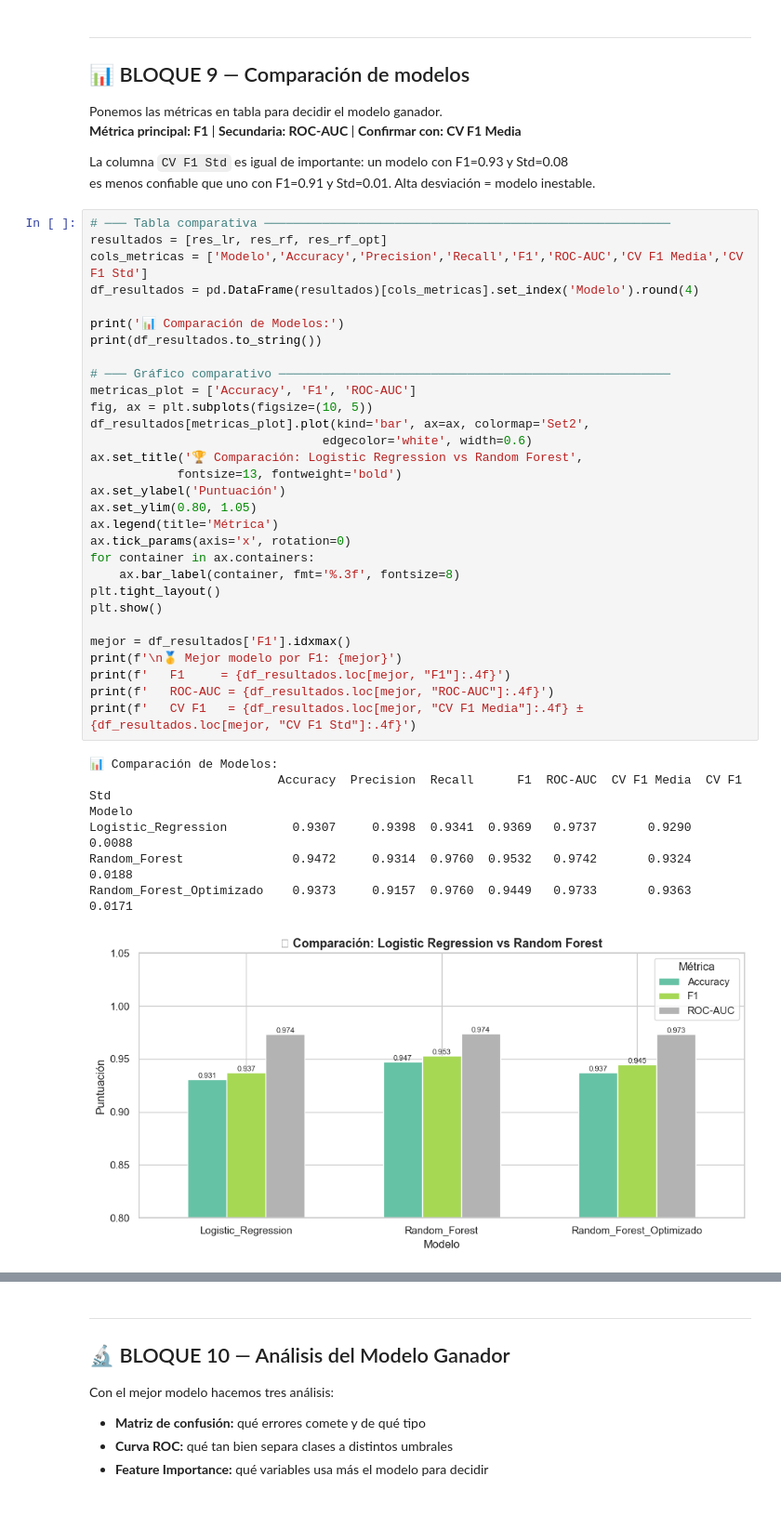
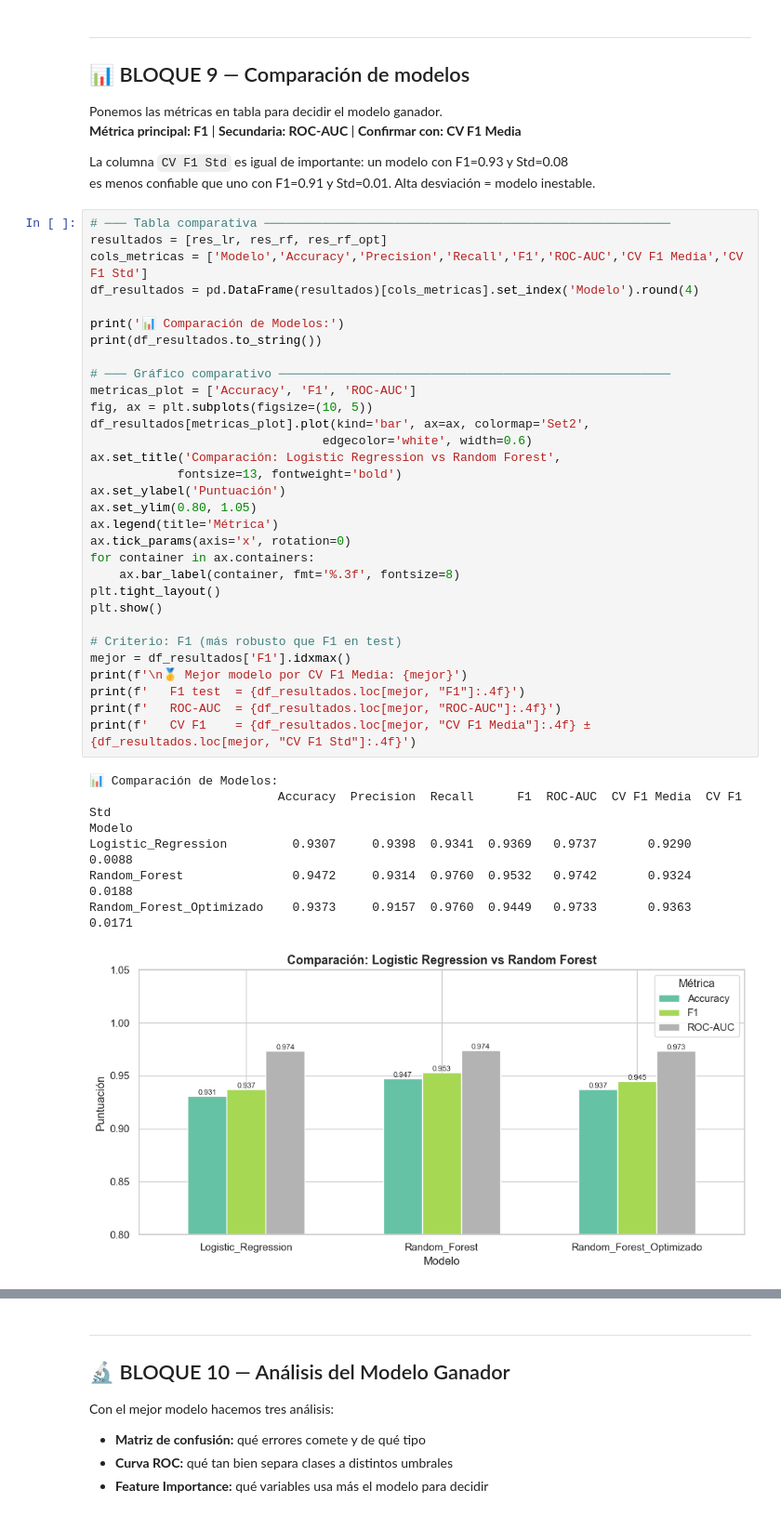
Before and after one commit to Bootcamp-IA-P6/Proyecto6_Grupo1, a Jupyter notebook: notebooks/3_preprocessing_modeling_Jonathan.ipynb, the cells around one changed output, grey strips where cells are left out. Shown at 93% size. Cells and saved outputs as stored; diff of their text form.

```diff
--- a/notebooks/3_preprocessing_modeling_Jonathan.ipynb
+++ b/notebooks/3_preprocessing_modeling_Jonathan.ipynb
@@ -727,36 +727,37 @@ es menos confiable que uno con F1=0.91 y Std=0.01. Alta desviación = modelo ine
 resultados = [res_lr, res_rf, res_rf_opt]
 cols_metricas = ['Modelo','Accuracy','Precision','Recall','F1','ROC-AUC','CV F1 Media','CV F1 Std']
 df_resultados = pd.DataFrame(resultados)[cols_metricas].set_index('Modelo').round(4)
 
 print('📊 Comparación de Modelos:')
 print(df_resultados.to_string())
 
 # ─── Gráfico comparativo ──────────────────────────────────────────────────────
 metricas_plot = ['Accuracy', 'F1', 'ROC-AUC']
 fig, ax = plt.subplots(figsize=(10, 5))
 df_resultados[metricas_plot].plot(kind='bar', ax=ax, colormap='Set2',
                                 edgecolor='white', width=0.6)
-ax.set_title('🏆 Comparación: Logistic Regression vs Random Forest',
+ax.set_title('Comparación: Logistic Regression vs Random Forest',
             fontsize=13, fontweight='bold')
 ax.set_ylabel('Puntuación')
 ax.set_ylim(0.80, 1.05)
 ax.legend(title='Métrica')
 ax.tick_params(axis='x', rotation=0)
 for container in ax.containers:
     ax.bar_label(container, fmt='%.3f', fontsize=8)
 plt.tight_layout()
 plt.show()
 
+# Criterio: F1 (más robusto que F1 en test)
 mejor = df_resultados['F1'].idxmax()
-print(f'\n🥇 Mejor modelo por F1: {mejor}')
-print(f'   F1     = {df_resultados.loc[mejor, "F1"]:.4f}')
-print(f'   ROC-AUC = {df_resultados.loc[mejor, "ROC-AUC"]:.4f}')
-print(f'   CV F1   = {df_resultados.loc[mejor, "CV F1 Media"]:.4f} ± {df_resultados.loc[mejor, "CV F1 Std"]:.4f}')
+print(f'\n🥇 Mejor modelo por CV F1 Media: {mejor}')
+print(f'   F1 test  = {df_resultados.loc[mejor, "F1"]:.4f}')
+print(f'   ROC-AUC  = {df_resultados.loc[mejor, "ROC-AUC"]:.4f}')
+print(f'   CV F1    = {df_resultados.loc[mejor, "CV F1 Media"]:.4f} ± {df_resultados.loc[mejor, "CV F1 Std"]:.4f}')
 # %% [output]
 📊 Comparación de Modelos:
                           Accuracy  Precision  Recall      F1  ROC-AUC  CV F1 Media  CV F1 Std
 Modelo
 Logistic_Regression         0.9307     0.9398  0.9341  0.9369   0.9737       0.9290     0.0088
 Random_Forest               0.9472     0.9314  0.9760  0.9532   0.9742       0.9324     0.0188
 Random_Forest_Optimizado    0.9373     0.9157  0.9760  0.9449   0.9733       0.9363     0.0171
-[figure, old version]
+[figure, new version]
```
Also changed, not shown: parts of 5 cells of this notebook.
